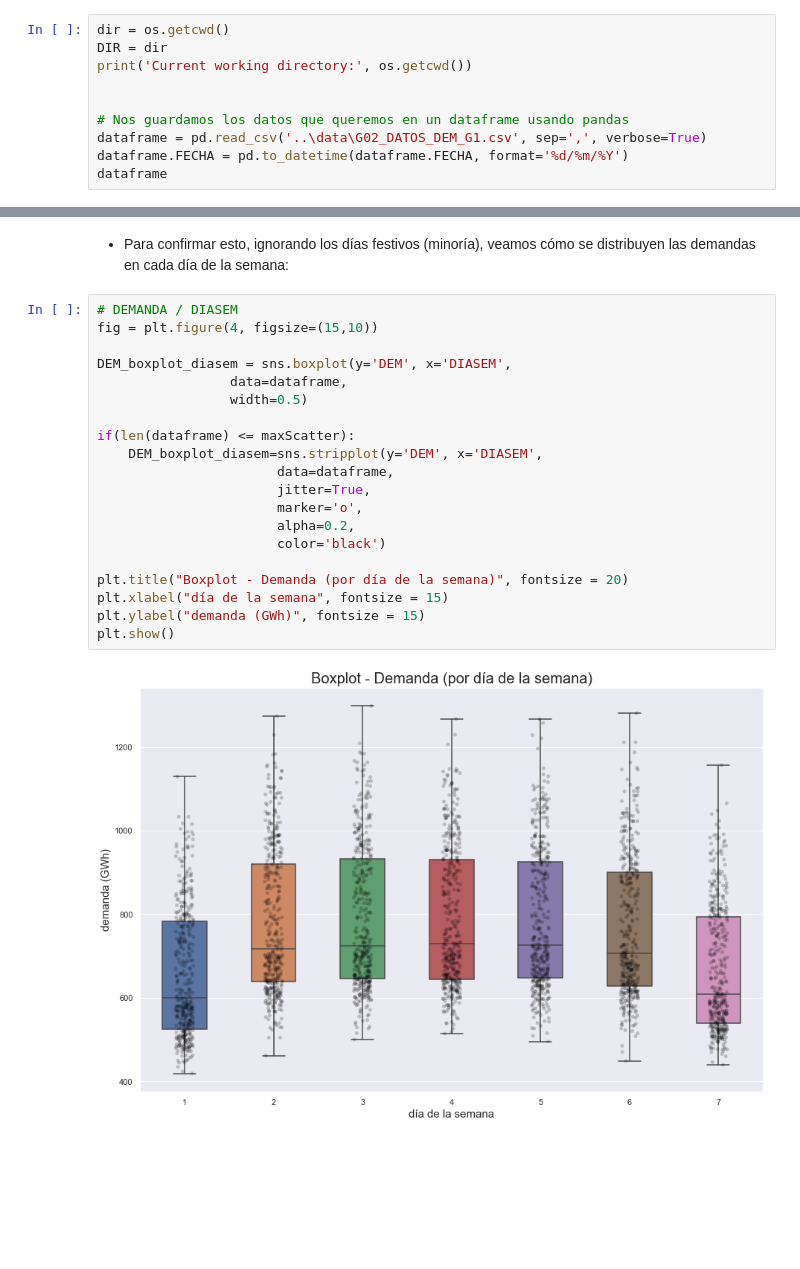
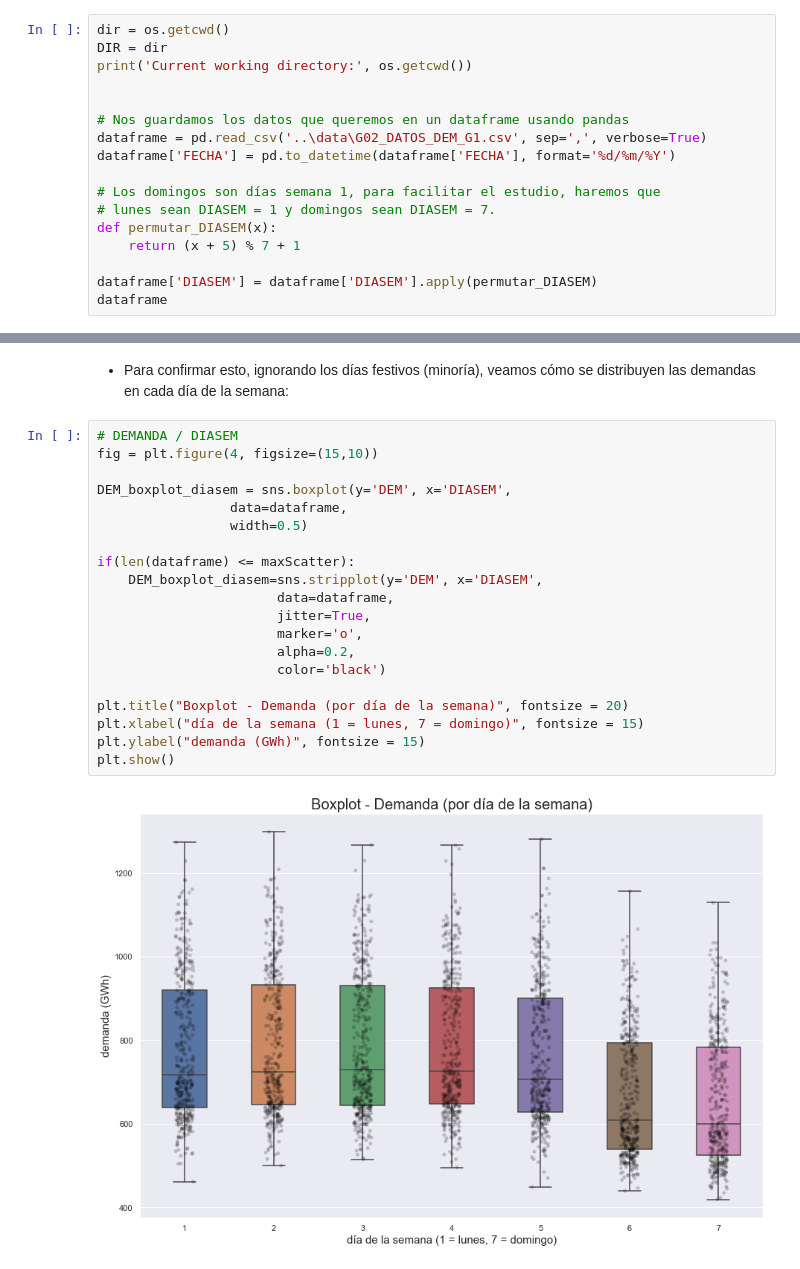
Before and after one commit to SeroviICAI/TRABAJO-1-ESTADISTICA-DESCRIPTIVA, a Jupyter notebook: notebooks/dias_festivos.ipynb, the cells around one changed output, grey strips where cells are left out. Drawn from its saved outputs; the diff is of its cells as text; blank space fills up the shorter version.

```diff
--- a/notebooks/dias_festivos.ipynb
+++ b/notebooks/dias_festivos.ipynb
@@ -22,6 +22,13 @@ print('Current working directory:', os.getcwd())
 
 # Nos guardamos los datos que queremos en un dataframe usando pandas
 dataframe = pd.read_csv('..\data\G02_DATOS_DEM_G1.csv', sep=',', verbose=True)
-dataframe.FECHA = pd.to_datetime(dataframe.FECHA, format='%d/%m/%Y')
+dataframe['FECHA'] = pd.to_datetime(dataframe['FECHA'], format='%d/%m/%Y')
+
+# Los domingos son días semana 1, para facilitar el estudio, haremos que
+# lunes sean DIASEM = 1 y domingos sean DIASEM = 7.
+def permutar_DIASEM(x):
+    return (x + 5) % 7 + 1
+
+dataframe['DIASEM'] = dataframe['DIASEM'].apply(permutar_DIASEM)
 dataframe
 # %% [output]
@@ -210,22 +230,22 @@ dataframe_no_laborales.describe(include=float)
 # %%
 # DEMANDA / DIASEM
 fig = plt.figure(4, figsize=(15,10))
 
 DEM_boxplot_diasem = sns.boxplot(y='DEM', x='DIASEM',
                  data=dataframe,
                  width=0.5)
 
 if(len(dataframe) <= maxScatter):
     DEM_boxplot_diasem=sns.stripplot(y='DEM', x='DIASEM',
                        data=dataframe,
                        jitter=True,
                        marker='o',
                        alpha=0.2,
                        color='black')
 
 plt.title("Boxplot - Demanda (por día de la semana)", fontsize = 20)
-plt.xlabel("día de la semana", fontsize = 15)
+plt.xlabel("día de la semana (1 = lunes, 7 = domingo)", fontsize = 15)
 plt.ylabel("demanda (GWh)", fontsize = 15)
 plt.show()
 # %% [output]
-[figure, old version]
+[figure, new version]
```
Also changed, not shown: parts of 8 cells of this notebook, 1 other file.
